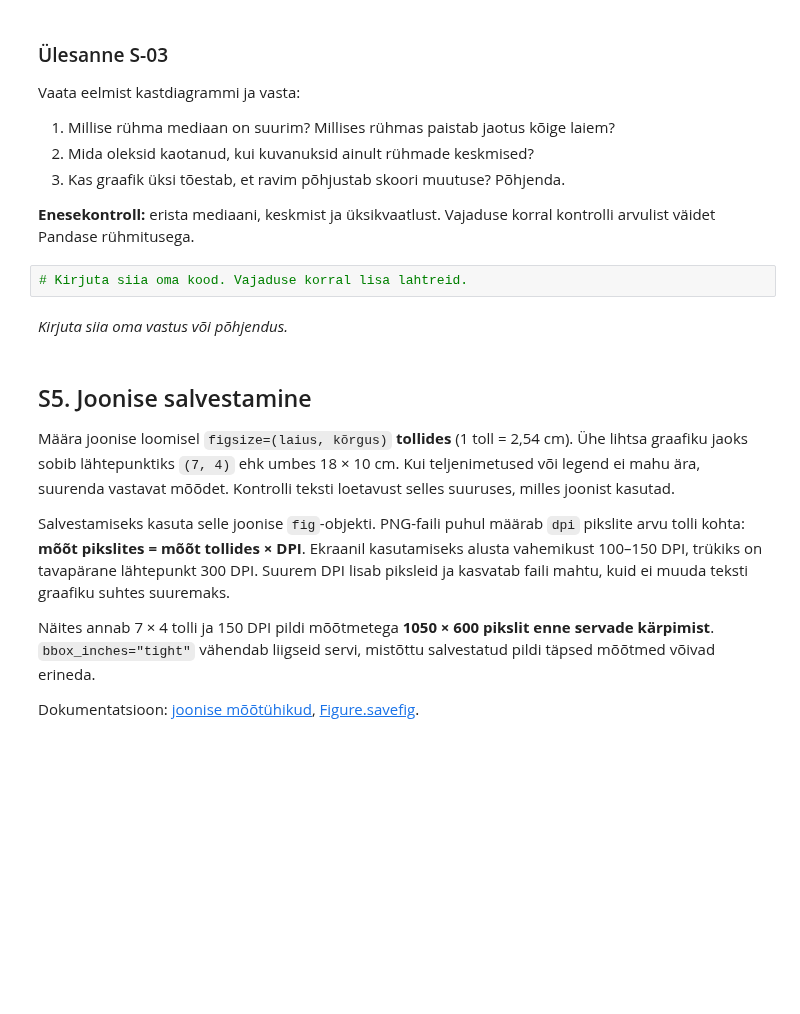
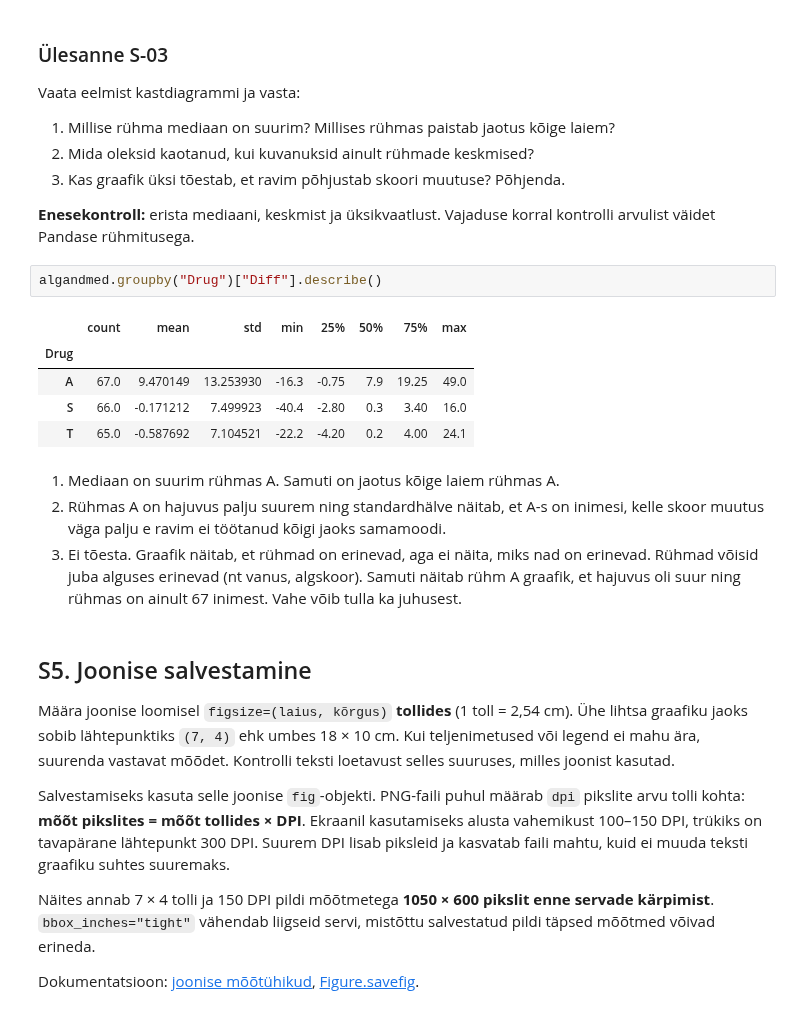
Before and after one commit to andrestern94/Andre-Stern, a Jupyter notebook: harjutused/Seaborn.ipynb, the cells around one changed output. Drawn from its saved outputs; the diff is of its cells as text; blank space fills up the shorter version.

```diff
--- a/harjutused/Seaborn.ipynb
+++ b/harjutused/Seaborn.ipynb
@@ -213,9 +235,17 @@ Vaata eelmist kastdiagrammi ja vasta:
 
 **Enesekontroll:** erista mediaani, keskmist ja üksikvaatlust. Vajaduse korral kontrolli arvulist väidet Pandase rühmitusega.
 # %%
-# Kirjuta siia oma kood. Vajaduse korral lisa lahtreid.
+algandmed.groupby("Drug")["Diff"].describe()
+# %% [output]
+|  | count | mean | std | min | 25% | 50% | 75% | max |
+| Drug |  |  |  |  |  |  |  |  |
+| A | 67.0 | 9.470149 | 13.253930 | -16.3 | -0.75 | 7.9 | 19.25 | 49.0 |
+| S | 66.0 | -0.171212 | 7.499923 | -40.4 | -2.80 | 0.3 | 3.40 | 16.0 |
+| T | 65.0 | -0.587692 | 7.104521 | -22.2 | -4.20 | 0.2 | 4.00 | 24.1 |
 # %% [markdown]
-*Kirjuta siia oma vastus või põhjendus.*
+1. Mediaan on suurim rühmas A. Samuti on jaotus kõige laiem rühmas A.
+2. Rühmas A on hajuvus palju suurem ning standardhälve näitab, et A-s on inimesi, kelle skoor muutus väga palju e ravim ei töötanud kõigi jaoks samamoodi.
+3. Ei tõesta. Graafik näitab, et rühmad on erinevad, aga ei näita, miks nad on erinevad. Rühmad võisid juba alguses erinevad (nt vanus, algskoor). Samuti näitab rühm A graafik, et hajuvus oli suur ning rühmas on ainult 67 inimest. Vahe võib tulla ka juhusest.
 # %% [markdown]
 <a id="s5"></a>
 ## S5. Joonise salvestamine
```
Also changed, not shown: parts of 4 cells of this notebook.
